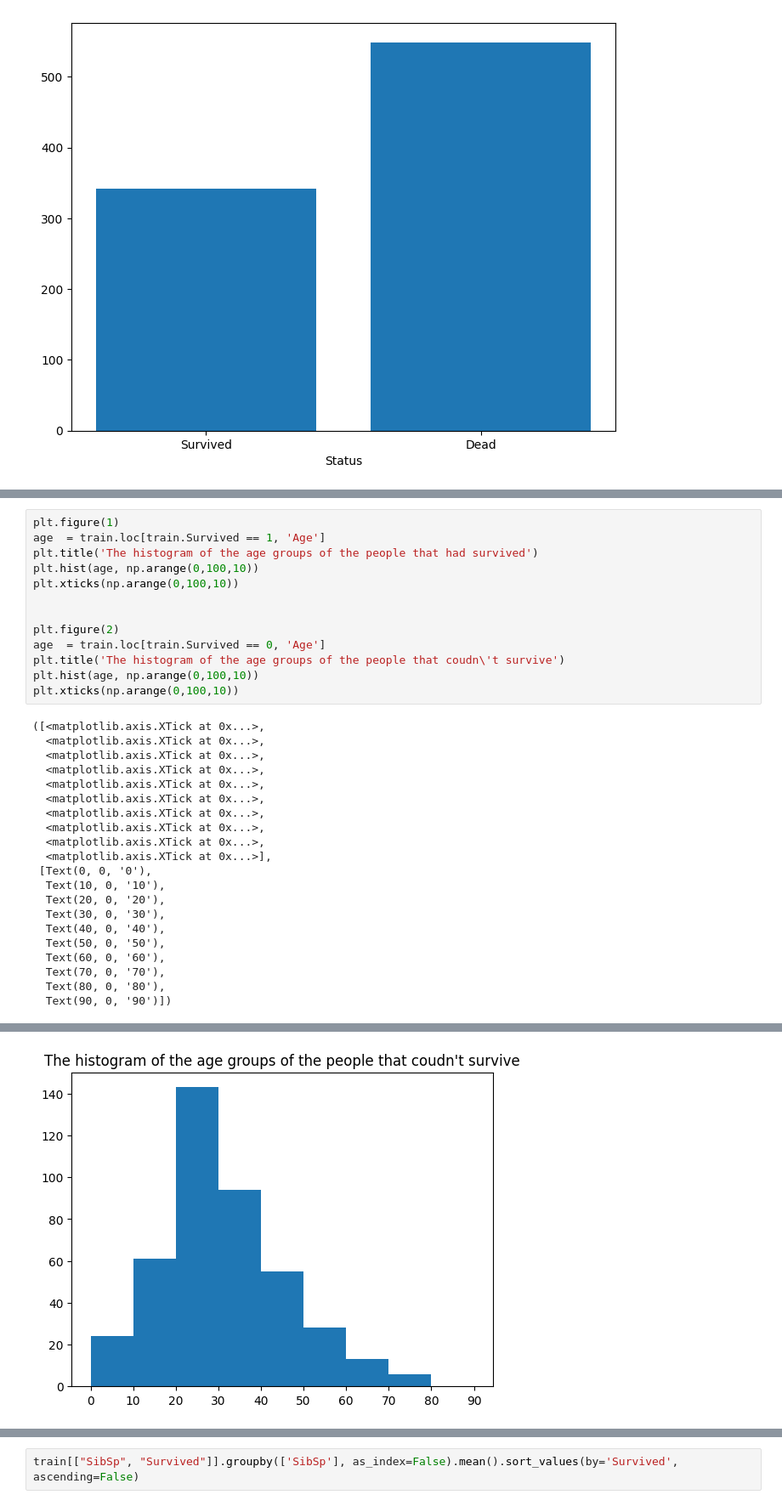
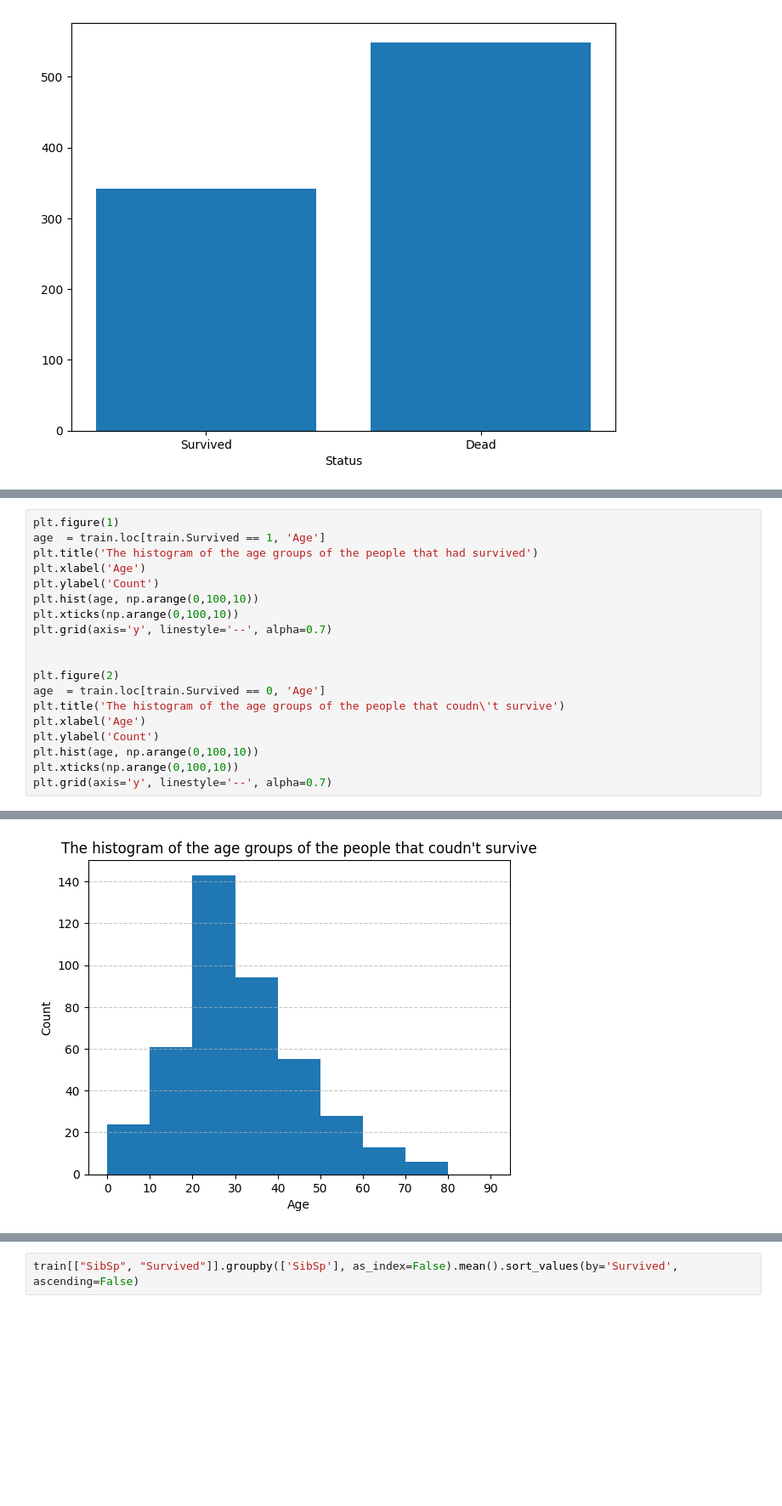
Before and after one commit to sav-git/titanic_survival, a Jupyter notebook: Titanic Predication.ipynb, the cells around one changed output, grey strips where cells are left out. Shown at 85% size. Cells and saved outputs as stored; diff of their text form; blank space fills up the shorter version.

```diff
--- a/Titanic Predication.ipynb
+++ b/Titanic Predication.ipynb
@@ -155,33 +190,19 @@ Text(0.5, 1.0, "Bar graph of people accrding to ticket class in which people cou
 plt.figure(1)
 age  = train.loc[train.Survived == 1, 'Age']
 plt.title('The histogram of the age groups of the people that had survived')
+plt.xlabel('Age')
+plt.ylabel('Count')
 plt.hist(age, np.arange(0,100,10))
 plt.xticks(np.arange(0,100,10))
+plt.grid(axis='y', linestyle='--', alpha=0.7)
 
 
 plt.figure(2)
 age  = train.loc[train.Survived == 0, 'Age']
 plt.title('The histogram of the age groups of the people that coudn\'t survive')
+plt.xlabel('Age')
+plt.ylabel('Count')
 plt.hist(age, np.arange(0,100,10))
 plt.xticks(np.arange(0,100,10))
+plt.grid(axis='y', linestyle='--', alpha=0.7)
 # %% [output]
-([<matplotlib.axis.XTick at 0x...>,
-  <matplotlib.axis.XTick at 0x...>,
-  <matplotlib.axis.XTick at 0x...>,
-  <matplotlib.axis.XTick at 0x...>,
-  <matplotlib.axis.XTick at 0x...>,
-  <matplotlib.axis.XTick at 0x...>,
-  <matplotlib.axis.XTick at 0x...>,
-  <matplotlib.axis.XTick at 0x...>,
-  <matplotlib.axis.XTick at 0x...>,
-  <matplotlib.axis.XTick at 0x...>],
- [Text(0, 0, '0'),
-  Text(10, 0, '10'),
-  Text(20, 0, '20'),
-  Text(30, 0, '30'),
-  Text(40, 0, '40'),
-  Text(50, 0, '50'),
-  Text(60, 0, '60'),
-  Text(70, 0, '70'),
-  Text(80, 0, '80'),
-  Text(90, 0, '90')])
@@ -189 +210 @@ plt.xticks(np.arange(0,100,10))
-[figure, old version]
+[figure, new version]
```
Also changed, not shown: parts of 12 cells of this notebook.
